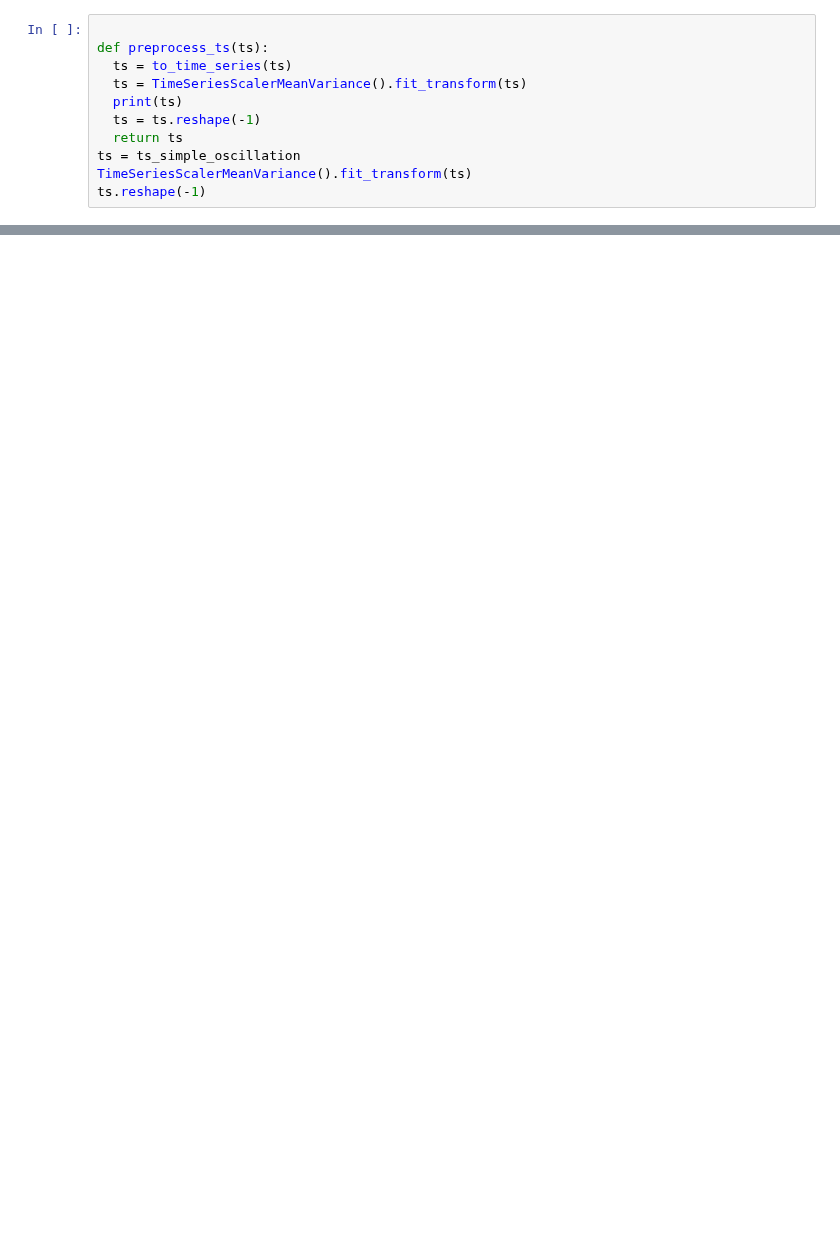
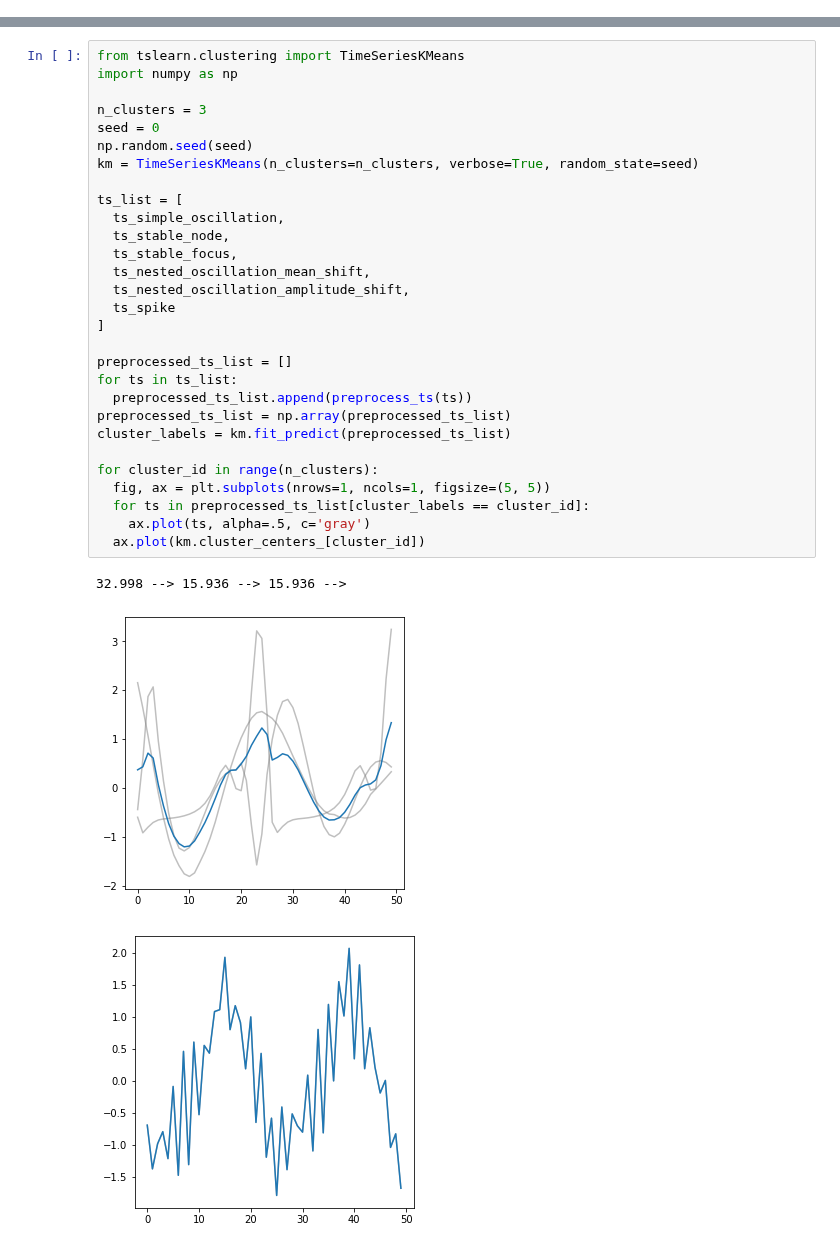
Before and after one commit to sjonany/c-elegans-interactome-analysis, a Jupyter notebook: time_series_preprocessing_demo.ipynb, the cells around one changed output, grey strips where cells are left out. Cells and saved outputs as stored; diff of their text form; blank space fills up the shorter version.

Commit message:
Completed timeseries kmeans demo. Next is to do it for real ts.

```diff
--- a/time_series_preprocessing_demo.ipynb
+++ b/time_series_preprocessing_demo.ipynb
@@ -82,11 +83,0 @@ Loading saved results from pickle file cached_notebook_results/cached_simulation
-# %%
-
-def preprocess_ts(ts):
-  ts = to_time_series(ts)
-  ts = TimeSeriesScalerMeanVariance().fit_transform(ts)
-  print(ts)
-  ts = ts.reshape(-1)
-  return ts
-ts = ts_simple_oscillation
-TimeSeriesScalerMeanVariance().fit_transform(ts)
-ts.reshape(-1)
@@ -110,0 +86,33 @@ array([ 114.74525203,  115.82251936,  116.7666214 ,  117.5785504 ,
+# %%
+from tslearn.clustering import TimeSeriesKMeans
+import numpy as np
+
+n_clusters = 3
+seed = 0
+np.random.seed(seed)
+km = TimeSeriesKMeans(n_clusters=n_clusters, verbose=True, random_state=seed)
+
+ts_list = [
+  ts_simple_oscillation,
+  ts_stable_node,
+  ts_stable_focus,
+  ts_nested_oscillation_mean_shift,
+  ts_nested_oscillation_amplitude_shift,
+  ts_spike
+]
+
+preprocessed_ts_list = []
+for ts in ts_list:
+  preprocessed_ts_list.append(preprocess_ts(ts))
+preprocessed_ts_list = np.array(preprocessed_ts_list)
+cluster_labels = km.fit_predict(preprocessed_ts_list)
+
+for cluster_id in range(n_clusters):
+  fig, ax = plt.subplots(nrows=1, ncols=1, figsize=(5, 5))
+  for ts in preprocessed_ts_list[cluster_labels == cluster_id]:
+    ax.plot(ts, alpha=.5, c='gray')
+  ax.plot(km.cluster_centers_[cluster_id])
+# %% [output]
+32.998 --> 15.936 --> 15.936 -->
+[figure, added]
+[figure, added]
```
Also changed, not shown: parts of 5 cells of this notebook.
